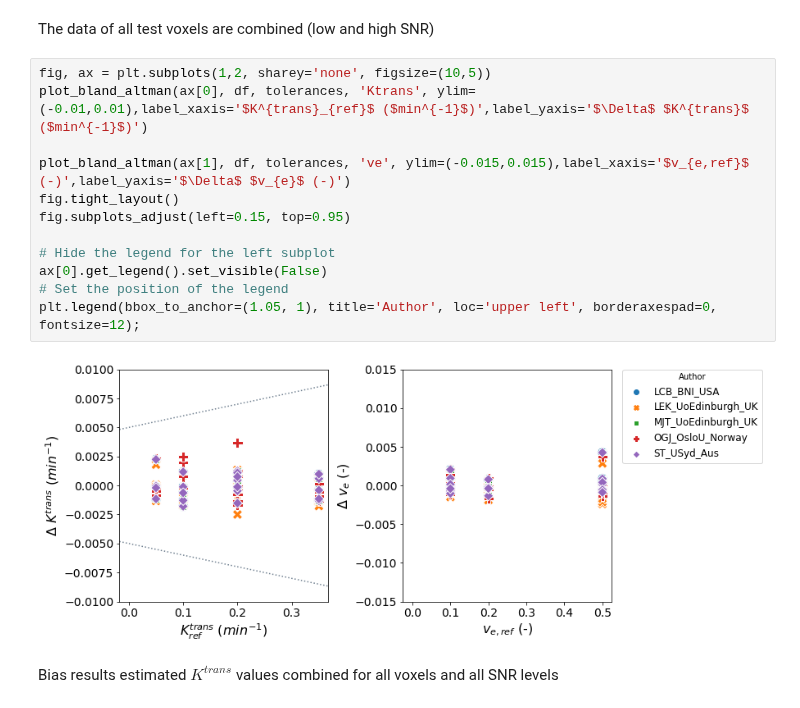
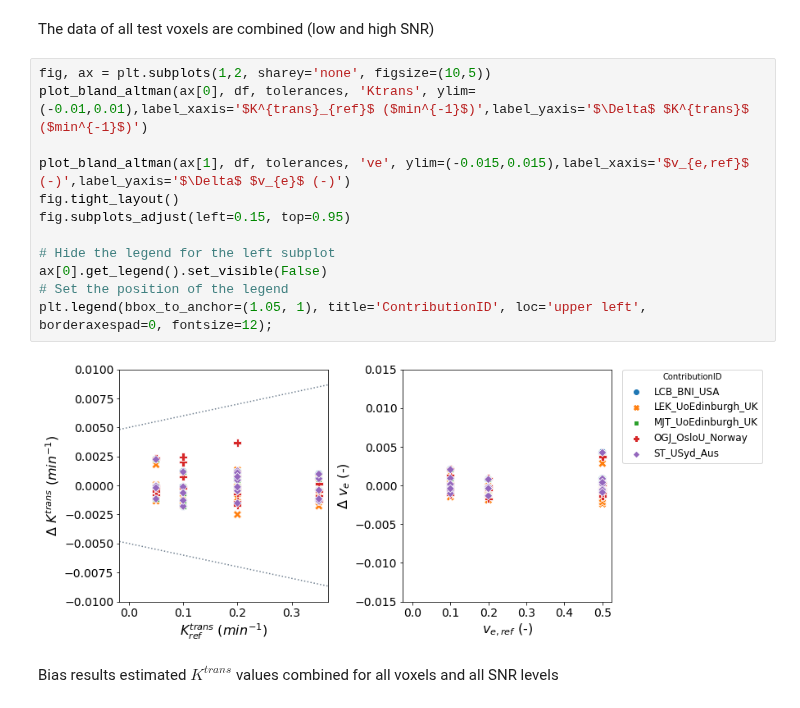
Before and after one commit to OSIPI/DCE-DSC-MRI_CodeCollection, a Jupyter notebook: notebooks/ToftsModel.ipynb, the cells around one changed output. Drawn from its saved outputs; the diff is of its cells as text.

```diff
--- a/notebooks/ToftsModel.ipynb
+++ b/notebooks/ToftsModel.ipynb
@@ -137,17 +137,17 @@ The data of all test voxels are combined (low and high SNR)
 # %%
 fig, ax = plt.subplots(1,2, sharey='none', figsize=(10,5))
 plot_bland_altman(ax[0], df, tolerances, 'Ktrans', ylim=(-0.01,0.01),label_xaxis='$K^{trans}_{ref}$ ($min^{-1}$)',label_yaxis='$\Delta$ $K^{trans}$ ($min^{-1}$)')
 
 plot_bland_altman(ax[1], df, tolerances, 've', ylim=(-0.015,0.015),label_xaxis='$v_{e,ref}$ (-)',label_yaxis='$\Delta$ $v_{e}$ (-)')
 fig.tight_layout()
 fig.subplots_adjust(left=0.15, top=0.95)
 
 # Hide the legend for the left subplot
 ax[0].get_legend().set_visible(False)
 # Set the position of the legend
-plt.legend(bbox_to_anchor=(1.05, 1), title='Author', loc='upper left', borderaxespad=0, fontsize=12);
+plt.legend(bbox_to_anchor=(1.05, 1), title='ContributionID', loc='upper left', borderaxespad=0, fontsize=12);
 # %% [output]
-[figure, old version]
+[figure, new version]
 # %% [markdown]
 Bias results estimated $K^{trans}$ values combined for all voxels and all SNR levels
 # %%
```
Also changed, not shown: 4 other files.
